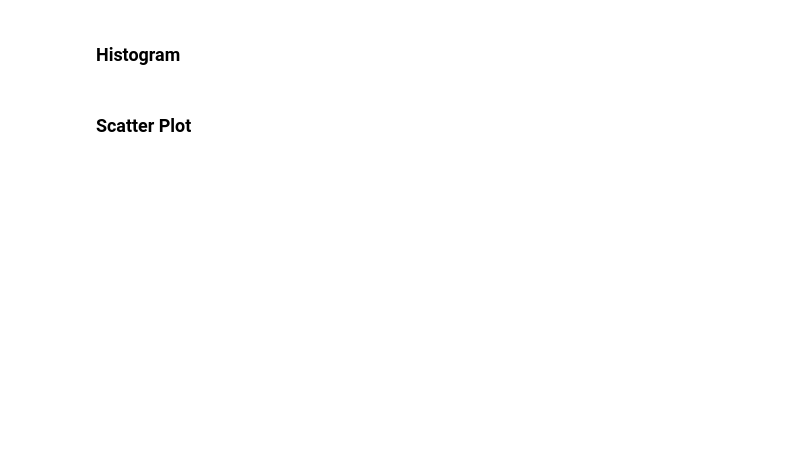
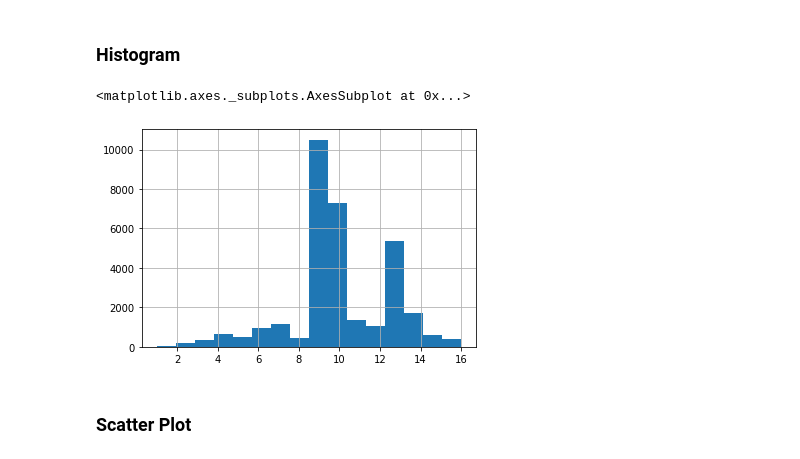
Before and after one commit to nwthomas/DS-Unit-1-Sprint-1-Data-Wrangling-and-Storytelling, a Jupyter notebook: module1-exploratory-data-analysis/LS_DS_111_Exploratory_Data_Analysis.ipynb, the cells around one changed output. Saved outputs shown, nothing was run; the diff lists cells and outputs as text; code cells hidden in the pictures; blank space fills up the shorter version.

```diff
--- a/module1-exploratory-data-analysis/LS_DS_111_Exploratory_Data_Analysis.ipynb
+++ b/module1-exploratory-data-analysis/LS_DS_111_Exploratory_Data_Analysis.ipynb
@@ -234,4 +506,9 @@ Why might it be important for us to be able to visualize how our data is distrib
 # %% [markdown]
 ### Histogram
+# %%
+adults_df_2['education-num'].hist(bins=16)
+# %% [output]
+<matplotlib.axes._subplots.AxesSubplot at 0x...>
+[figure, added]
 # %% [markdown]
 ### Scatter Plot
```
Also changed, not shown: parts of 25 cells of this notebook.
